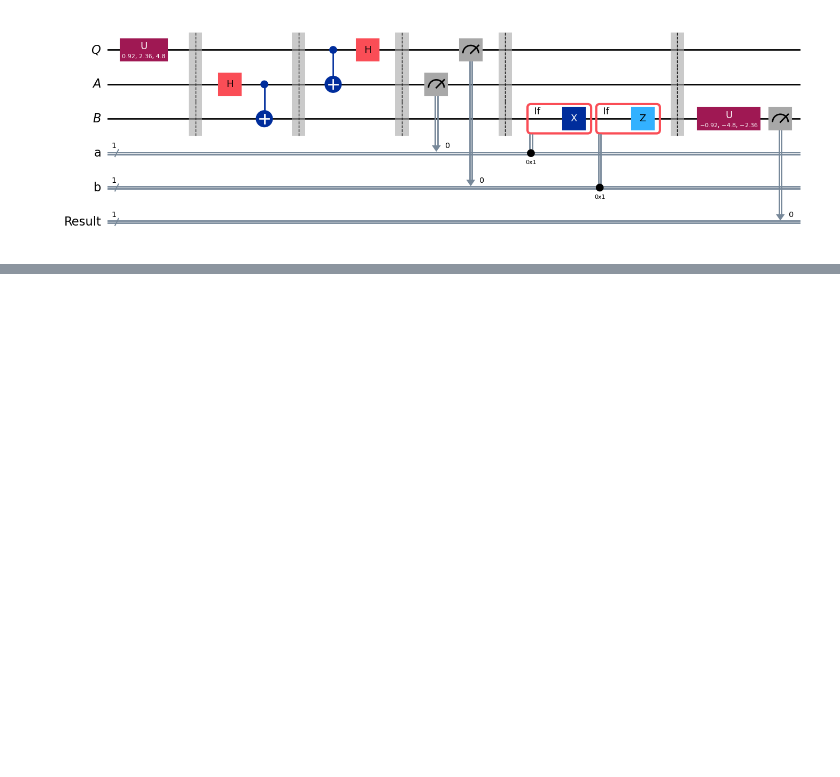
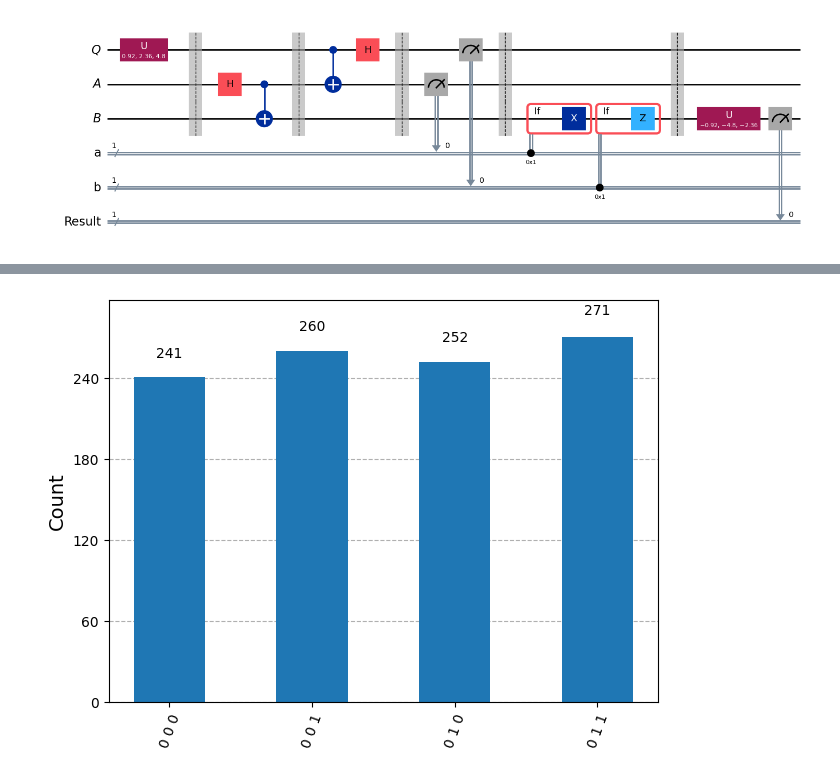
Before and after one commit to JayZeus999/IBM-Quantum-Learning, a Jupyter notebook: QM-Courses/quantum-teleportation.ipynb, the cells around one changed output, grey strips where cells are left out. Drawn from its saved outputs; the diff is of its cells as text; code cells hidden in the pictures; blank space fills up the shorter version.

Commit message:
Run the Aer simulator on the test circuit and plot a histogram

```diff
--- a/QM-Courses/quantum-teleportation.ipynb
+++ b/QM-Courses/quantum-teleportation.ipynb
@@ -172,0 +180,6 @@ display(test.draw(output="mpl"))
+# %%
+result = AerSimulator().run(test).result()
+statistics = result.get_counts()
+display(plot_histogram(statistics))
+# %% [output]
+[figure, added]
```
Also changed, not shown: parts of 2 cells of this notebook.
